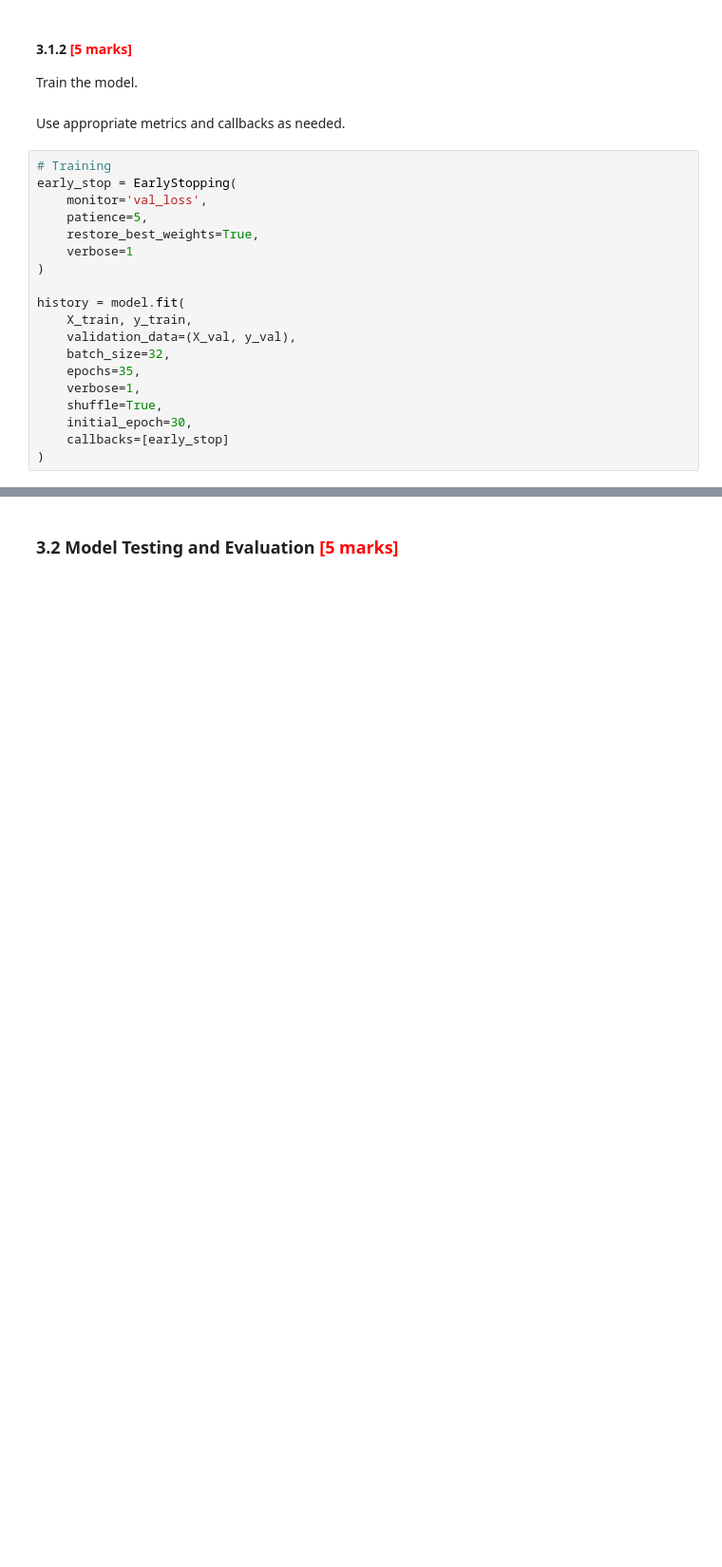
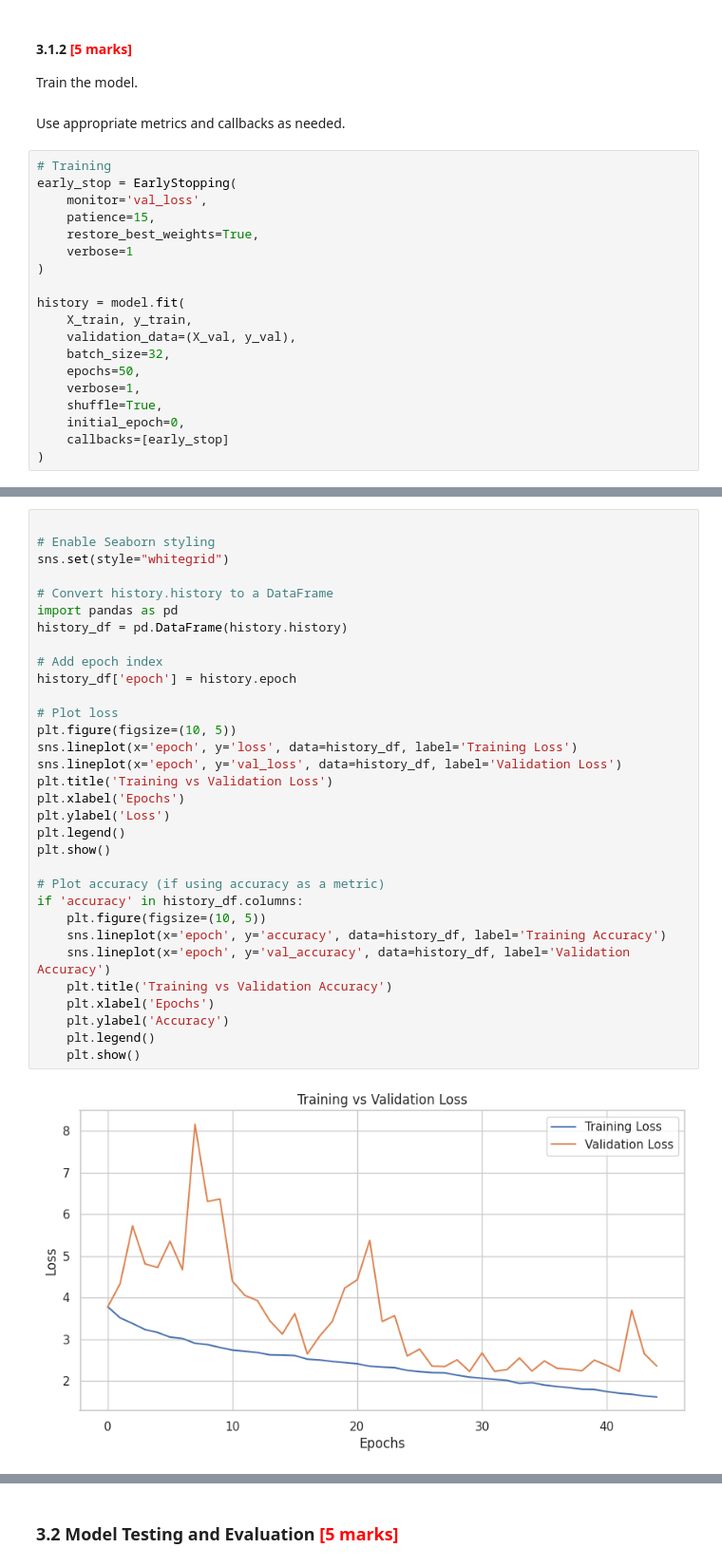
Before and after one commit to sunilkumarrudragada/CNN_Waste_Segregation, a Jupyter notebook: CNN_Assg_Waste_Segregation_Starter.ipynb, the cells around one changed output, grey strips where cells are left out. Shown at 95% size. Saved outputs shown, nothing was run; the diff lists cells and outputs as text; blank space fills up the shorter version.

```diff
--- a/CNN_Assg_Waste_Segregation_Starter.ipynb
+++ b/CNN_Assg_Waste_Segregation_Starter.ipynb
@@ -353,7 +357,7 @@ Use appropriate metrics and callbacks as needed.
 # Training
 early_stop = EarlyStopping(
     monitor='val_loss',
-    patience=5,
+    patience=15,
     restore_best_weights=True,
     verbose=1
 )
@@ -362,10 +366,10 @@ history = model.fit(
     X_train, y_train,
     validation_data=(X_val, y_val),
     batch_size=32,
-    epochs=35,
+    epochs=50,
     verbose=1,
     shuffle=True,
-    initial_epoch=30,
+    initial_epoch=0,
     callbacks=[early_stop]
 )
 # %% [output]
@@ -382,0 +393,34 @@ Restoring model weights from the end of the best epoch: 34.
+# %%
+
+# Enable Seaborn styling
+sns.set(style="whitegrid")
+
+# Convert history.history to a DataFrame
+import pandas as pd
+history_df = pd.DataFrame(history.history)
+
+# Add epoch index
+history_df['epoch'] = history.epoch
+
+# Plot loss
+plt.figure(figsize=(10, 5))
+sns.lineplot(x='epoch', y='loss', data=history_df, label='Training Loss')
+sns.lineplot(x='epoch', y='val_loss', data=history_df, label='Validation Loss')
+plt.title('Training vs Validation Loss')
+plt.xlabel('Epochs')
+plt.ylabel('Loss')
+plt.legend()
+plt.show()
+
+# Plot accuracy (if using accuracy as a metric)
+if 'accuracy' in history_df.columns:
+    plt.figure(figsize=(10, 5))
+    sns.lineplot(x='epoch', y='accuracy', data=history_df, label='Training Accuracy')
+    sns.lineplot(x='epoch', y='val_accuracy', data=history_df, label='Validation Accuracy')
+    plt.title('Training vs Validation Accuracy')
+    plt.xlabel('Epochs')
+    plt.ylabel('Accuracy')
+    plt.legend()
+    plt.show()
+# %% [output]
+[figure, added]
```
Also changed, not shown: parts of 11 cells of this notebook.
